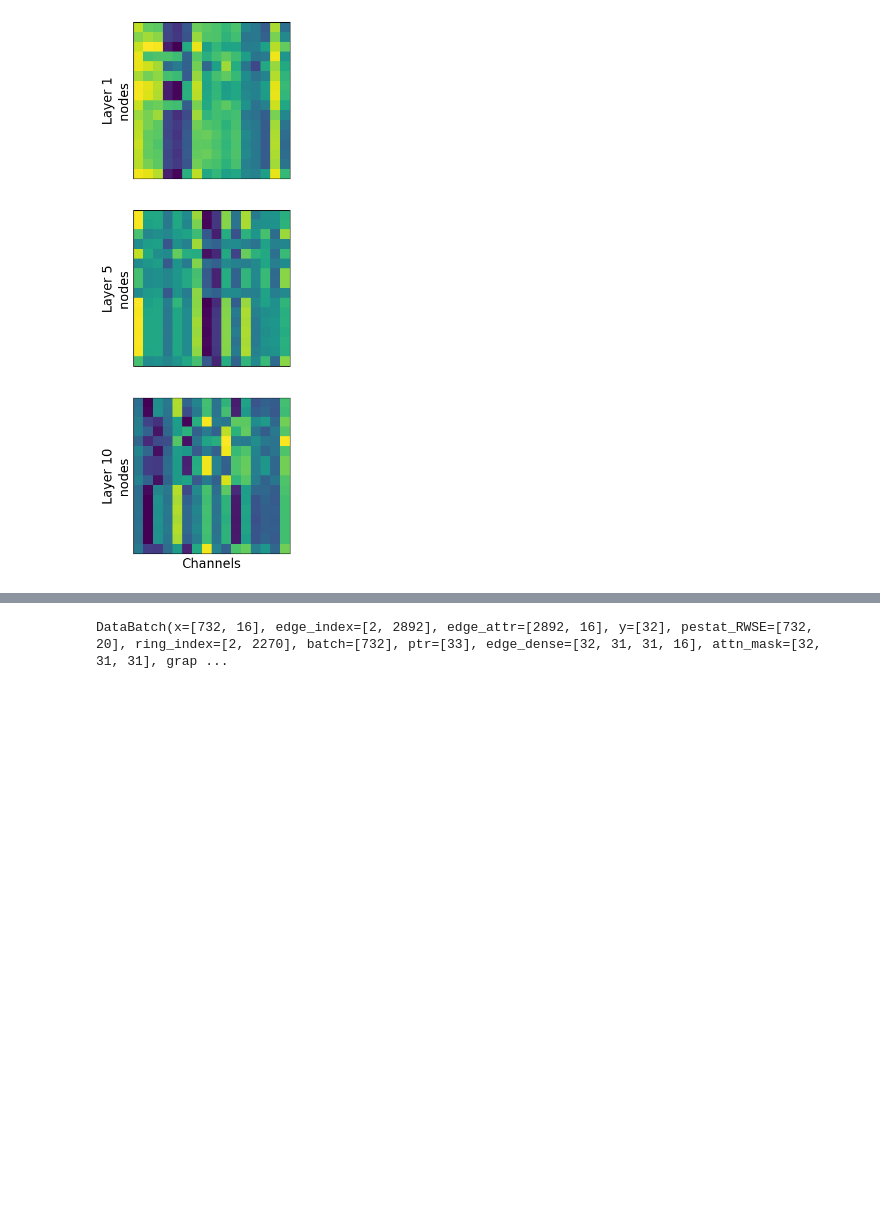
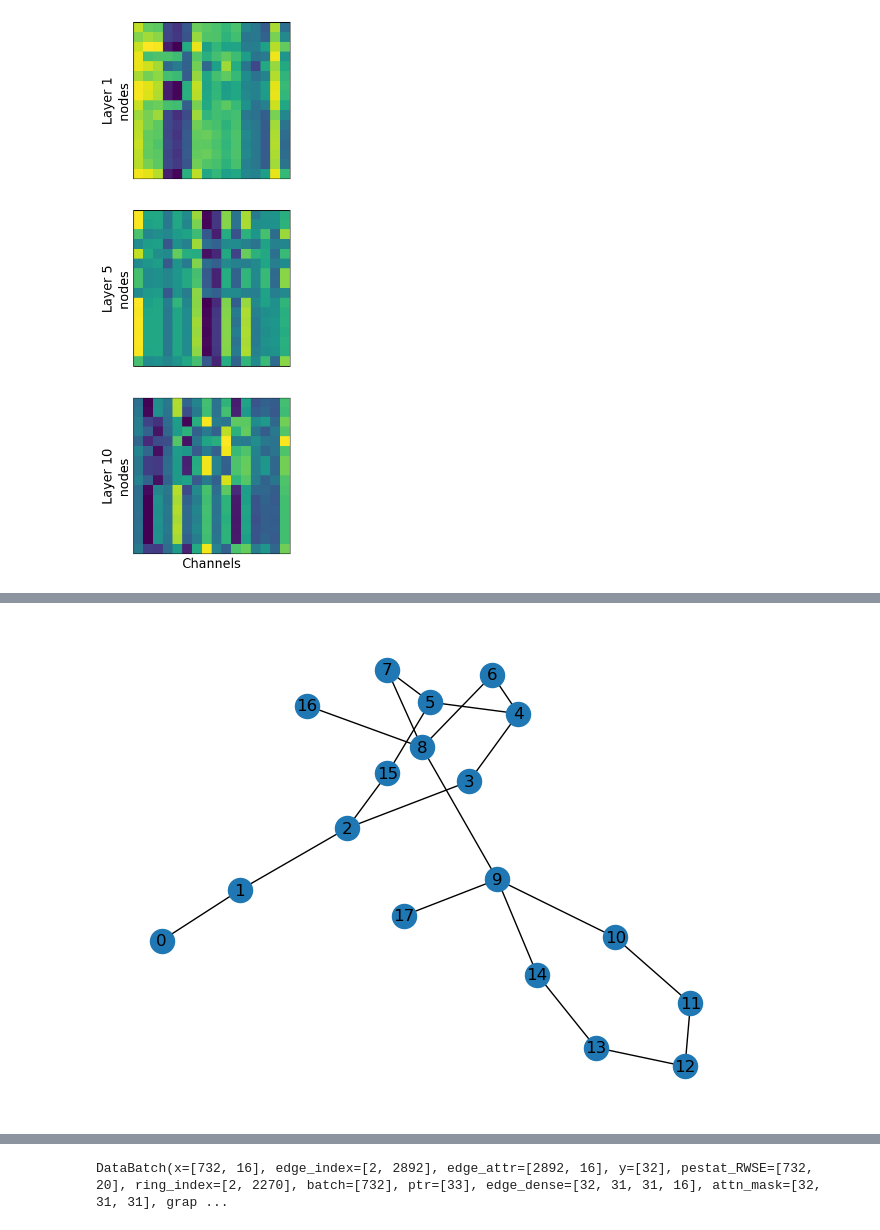
Before and after one commit to rmenegaux/GraphGPS, a Jupyter notebook: att_maps.ipynb, the cells around one changed output, grey strips where cells are left out. Cells and saved outputs as stored; diff of their text form; code cells hidden in the pictures; blank space fills up the shorter version.

```diff
--- a/att_maps.ipynb
+++ b/att_maps.ipynb
@@ -443,0 +447,4 @@ tensor([  0,  16,  39,  63,  85, 105, 128, 144, 166, 184, 207, 233, 254, 277,
+# %%
+nx.draw(graph, with_labels=True)
+# %% [output]
+[figure, added]
```
Also changed, not shown: parts of 63 cells of this notebook.
